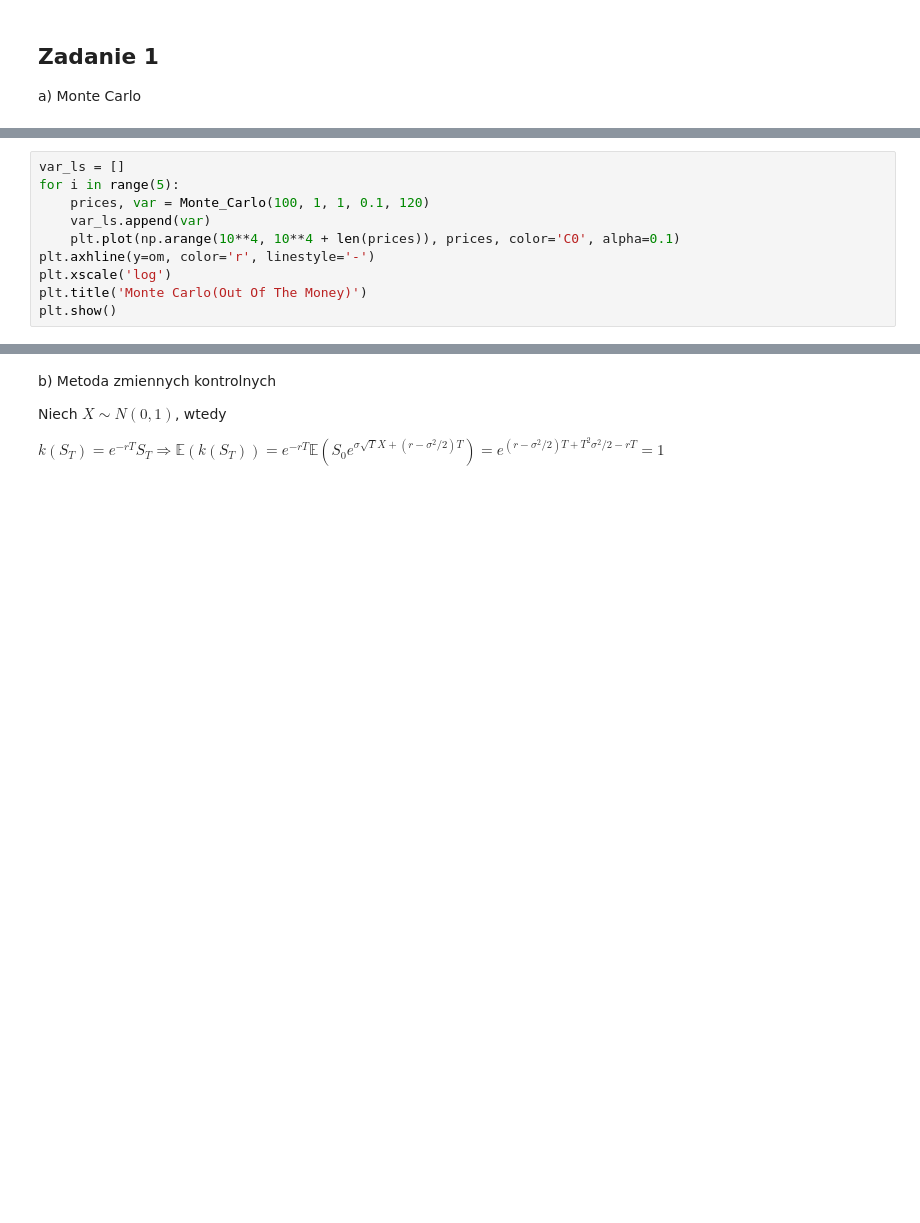
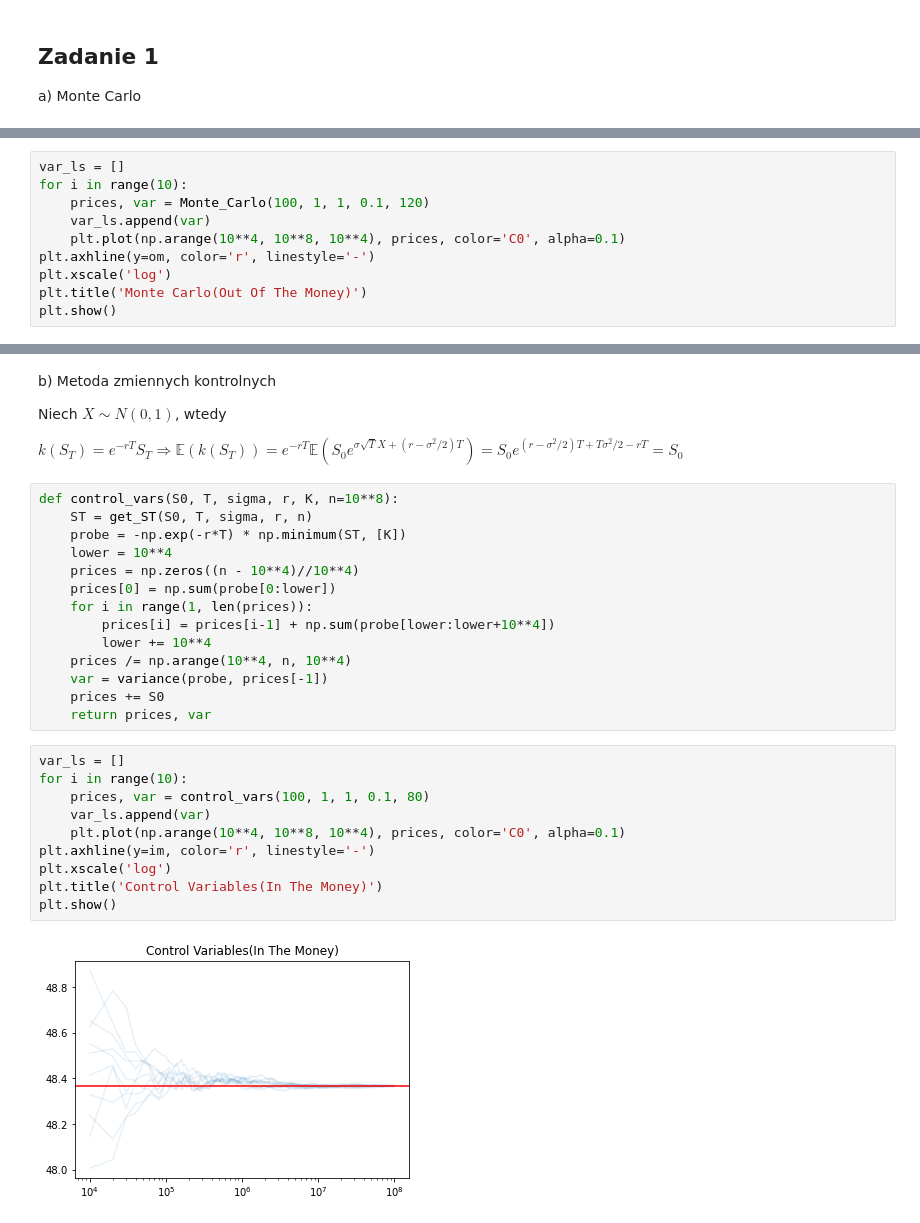
Before and after one commit to gekas145/MF, a Jupyter notebook: lab5.ipynb, the cells around one changed output, grey strips where cells are left out. Cells and saved outputs as stored; diff of their text form; blank space fills up the shorter version.

```diff
--- a/lab5.ipynb
+++ b/lab5.ipynb
@@ -57,9 +66,9 @@ plt.show()
 # %%
 var_ls = []
-for i in range(5):
+for i in range(10):
     prices, var = Monte_Carlo(100, 1, 1, 0.1, 120)
     var_ls.append(var)
-    plt.plot(np.arange(10**4, 10**4 + len(prices)), prices, color='C0', alpha=0.1)
+    plt.plot(np.arange(10**4, 10**8, 10**4), prices, color='C0', alpha=0.1)
 plt.axhline(y=om, color='r', linestyle='-')
 plt.xscale('log')
 plt.title('Monte Carlo(Out Of The Money)')
@@ -77,4 +87,30 @@ b) Metoda zmiennych kontrolnych
 
 Niech $X \sim N(0, 1)$, wtedy
 
-$k(S_T) = e^{-rT}S_T \Rightarrow \mathbb{E}(k(S_T)) = e^{-rT}\mathbb{E}(S_0e^{σ\sqrt{T}X+(r − \sigma^2/2)T}) = e^{(r − \sigma^2/2)T + T^2\sigma^2/2 - rT} = 1$
+$k(S_T) = e^{-rT}S_T \Rightarrow \mathbb{E}(k(S_T)) = e^{-rT}\mathbb{E}(S_0e^{σ\sqrt{T}X+(r − \sigma^2/2)T}) = S_0 e^{(r − \sigma^2/2)T + T\sigma^2/2 - rT}= S_0$
+# %%
+def control_vars(S0, T, sigma, r, K, n=10**8):
+    ST = get_ST(S0, T, sigma, r, n)
+    probe = -np.exp(-r*T) * np.minimum(ST, [K])
+    lower = 10**4
+    prices = np.zeros((n - 10**4)//10**4)
+    prices[0] = np.sum(probe[0:lower])
+    for i in range(1, len(prices)):
+        prices[i] = prices[i-1] + np.sum(probe[lower:lower+10**4])
+        lower += 10**4
+    prices /= np.arange(10**4, n, 10**4)
+    var = variance(probe, prices[-1])
+    prices += S0
+    return prices, var
+# %%
+var_ls = []
+for i in range(10):
+    prices, var = control_vars(100, 1, 1, 0.1, 80)
+    var_ls.append(var)
+    plt.plot(np.arange(10**4, 10**8, 10**4), prices, color='C0', alpha=0.1)
+plt.axhline(y=im, color='r', linestyle='-')
+plt.xscale('log')
+plt.title('Control Variables(In The Money)')
+plt.show()
+# %% [output]
+[figure, added]
```
Also changed, not shown: parts of 10 cells of this notebook.
